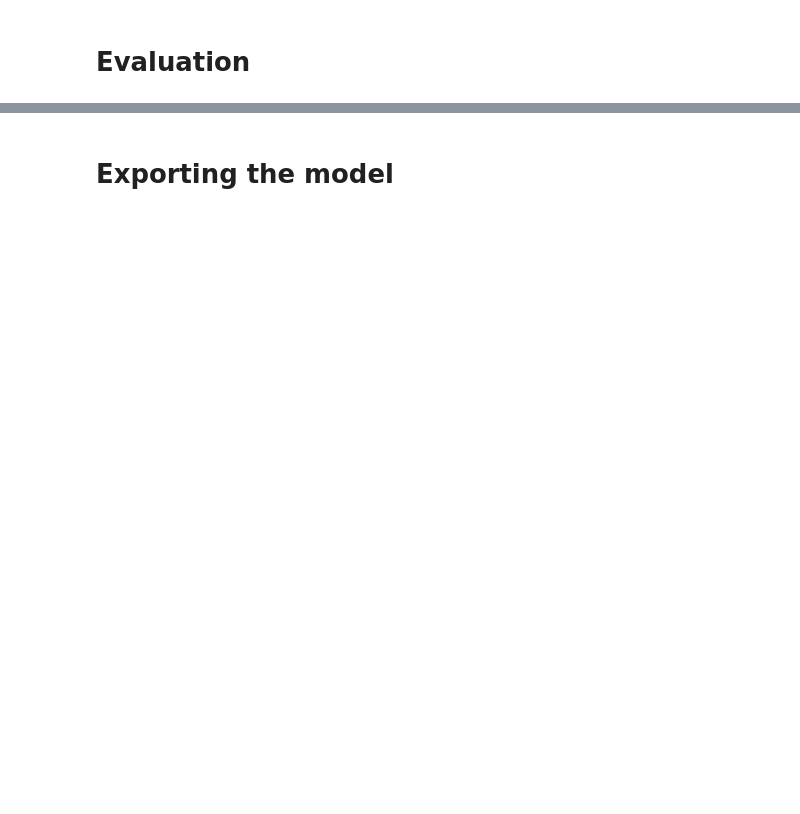
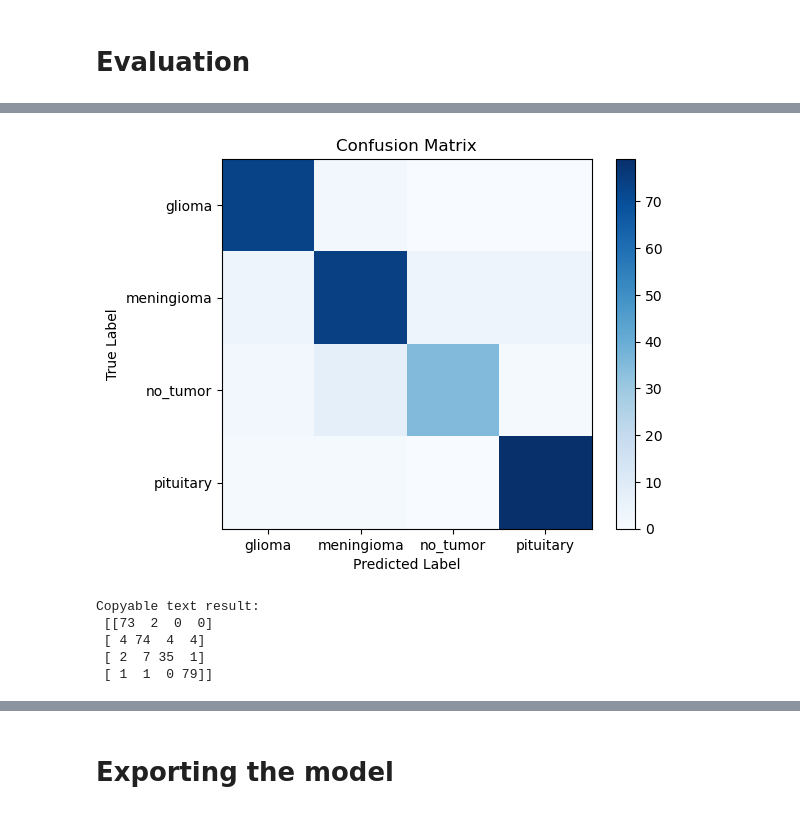
Before and after one commit to Skyrub-dev/BT_AI, a Jupyter notebook: BT_AI.ipynb, the cells around one changed output, grey strips where cells are left out. Saved outputs shown, nothing was run; the diff lists cells and outputs as text; code cells hidden in the pictures; blank space fills up the shorter version.

```diff
--- a/BT_AI.ipynb
+++ b/BT_AI.ipynb
@@ -34,21 +31,21 @@ training_path = '/kaggle/input/brain-tumor-classification-mri/Training'
 # %%
 labels = ['glioma_tumor', 'meningioma_tumor', 'no_tumor', 'pituitary_tumor']
 # %%
-#Initialising empty lists
+#Initialising empty labels to store both one-hot and non-one hot values
 x_train = []
 y_train = []
+
 
 x_test = []
 y_test = []
 
-size = 224 #General defined size of the images
 
 for i in labels:
   # training set
   path = os.path.join(training_path, i)
   for file_name in os.listdir(path):
     img = cv2.imread(os.path.join(path, file_name))
-    img = cv2.resize(img, (size, size)) #Resizing images
+    img = cv2.resize(img, (224, 224)) #Resizing images
     img = img.astype('float32') / 255.0 #Normalising values
     x_train.append(img)
     y_train.append(i)
@@ -57,14 +54,7 @@ for i in labels:
   path = os.path.join(testing_path, i)
   for file_name in os.listdir(path):
     img = cv2.imread(os.path.join(path, file_name))
-    img = cv2.resize(img, (size, size))
+    img = cv2.resize(img, (224, 224))
     img = img.astype('float32') / 255.0
     x_test.append(img)
     y_test.append(i)
-
-#Creating numpy arrays to store labels and images in
-x_train = np.array(x_train)
-y_train = np.array(y_train)
-
-x_test = np.array(x_test)
-y_test = np.array(y_test)
@@ -70,0 +75,13 @@ y_test = np.array(y_test)
+# %%
+#Appending new labels
+try:
+    for i in y_train:
+      y_train_onehot.append(labels.index(i))
+    y_train = y_train_onehot
+    y_train = to_categorical(y_train)
+except:
+    print("Something went wrong when trying to encode 'y_train_onehot'")
+else:
+    print("labels from 'y_train_onehot' successfully appended into 'y_train'")
+    for p in range(4):
+        print(y_train)
@@ -111,5 +129,5 @@ print(y_test)
 # %%
-reduce_lr = tf.keras.callbacks.ReduceLROnPlateau(monitor='val_loss', factor=0.3, patience=2, min_delta=0.000, mode='auto', verbose=1)
+reduce_lr_on_plat = tf.keras.callbacks.ReduceLROnPlateau(monitor='val_loss', factor=0.3, patience=2, mode='auto', verbose=1)
 # %%
 earlystop = tf.keras.callbacks.EarlyStopping(monitor='val_loss', patience=5, verbose=1)
 # %%
@@ -142,2 +176,2 @@ model.summary()
 # %%
-history = model.fit(x_train, y_train, epochs=10, batch_size=32, validation_split=0.1, callbacks=[reduce_lr, tf_callback, checkpoint])
+history = model.fit(x_train, y_train, epochs=10, batch_size=32, validation_split=0.1, callbacks=[reduce_lr_on_plat, earlystop, checkpoint])
@@ -150,9 +205,8 @@ print('Test accuracy:', test_acc)
 # %%
-from sklearn.metrics import confusion_matrix
 y_pred = np.argmax(model.predict(x_test), axis=1)
-cm = confusion_matrix(np.argmax(y_test, axis=1), y_pred)
-print(cm)
-plt.imshow(cm, cmap='Blues')
+matrix = confusion_matrix(np.argmax(y_test, axis=1), y_pred)
+
+plt.imshow(matrix, cmap='Blues')
 plt.title('Confusion Matrix')
 plt.colorbar()
 plt.xticks([0, 1, 2, 3], ['glioma', 'meningioma', 'no_tumor', 'pituitary'])
@@ -160,3 +214,5 @@ plt.yticks([0, 1, 2, 3], ['glioma', 'meningioma', 'no_tumor', 'pituitary'])
 plt.xlabel('Predicted Label')
 plt.ylabel('True Label')
 plt.show()
+print("Copyable text result: \n", matrix)
+# %% [output]
@@ -163,3 +220,9 @@ plt.show()
+[figure, added]
+Copyable text result:
+ [[73  2  0  0]
+ [ 4 74  4  4]
+ [ 2  7 35  1]
+ [ 1  1  0 79]]
 # %%
 plt.plot(history.history['val_accuracy'])
 plt.plot(history.history['accuracy'])
```
Also changed, not shown: parts of 20 cells of this notebook.
